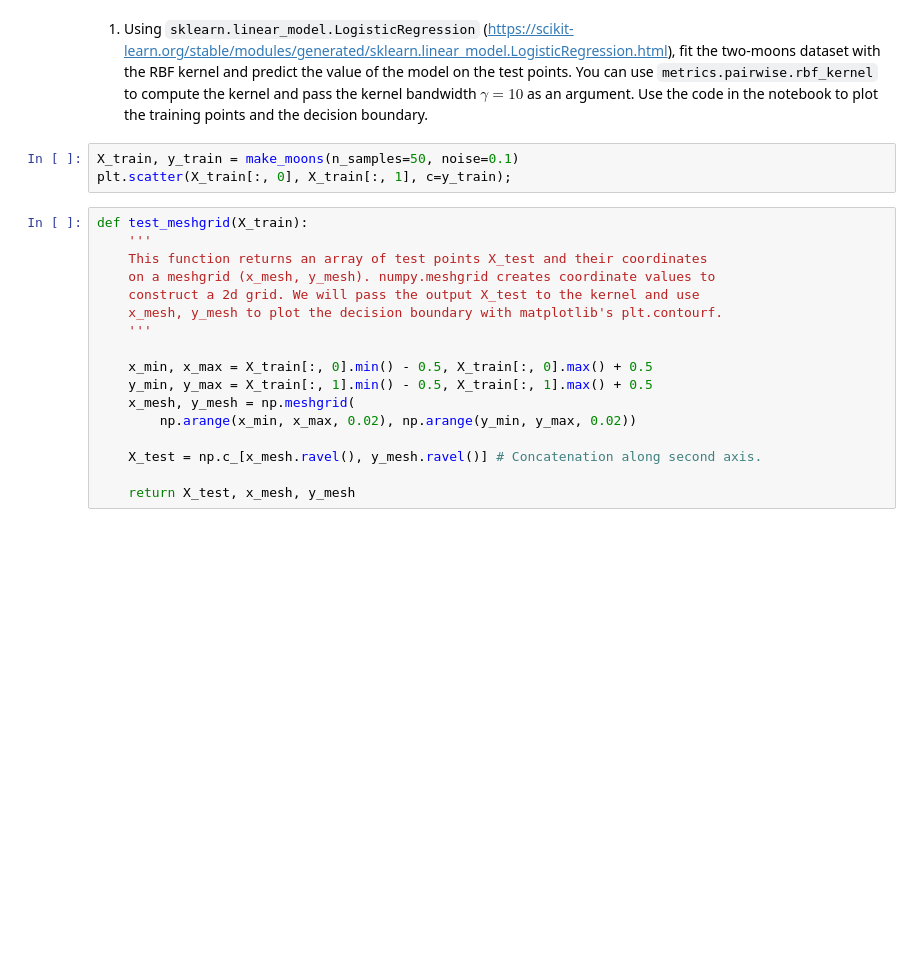
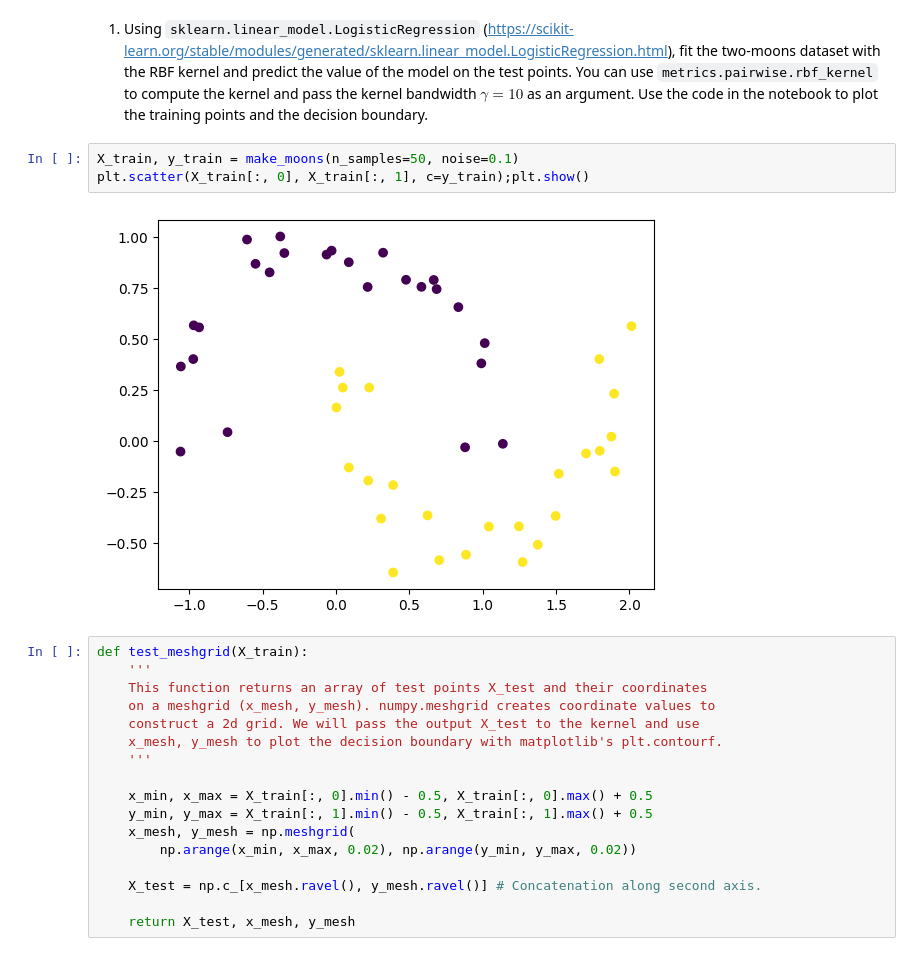
Before and after one commit to davidomanovic/Machine-Learning, a Jupyter notebook: Kernels/kernels_demo.ipynb, the cells around one changed output. Saved outputs shown, nothing was run; the diff lists cells and outputs as text; blank space fills up the shorter version.

```diff
--- a/Kernels/kernels_demo.ipynb
+++ b/Kernels/kernels_demo.ipynb
@@ -78,7 +83,9 @@ Therefore, it is sufficient to substitute the data matrix $X$ with the kernel ma
 1. Using `sklearn.linear_model.LogisticRegression` (https://scikit-learn.org/stable/modules/generated/sklearn.linear_model.LogisticRegression.html), fit the two-moons dataset with the RBF kernel and predict the value of the model on the test points. You can use `metrics.pairwise.rbf_kernel` to compute the kernel and pass the kernel bandwidth $\gamma=10$ as an argument. Use the code in the notebook to plot the training points and the decision boundary.
 # %%
 X_train, y_train = make_moons(n_samples=50, noise=0.1)
-plt.scatter(X_train[:, 0], X_train[:, 1], c=y_train);
+plt.scatter(X_train[:, 0], X_train[:, 1], c=y_train);plt.show()
+# %% [output]
+[figure, added]
 # %%
 def test_meshgrid(X_train):
     '''
```
Also changed, not shown: parts of 14 cells of this notebook.
